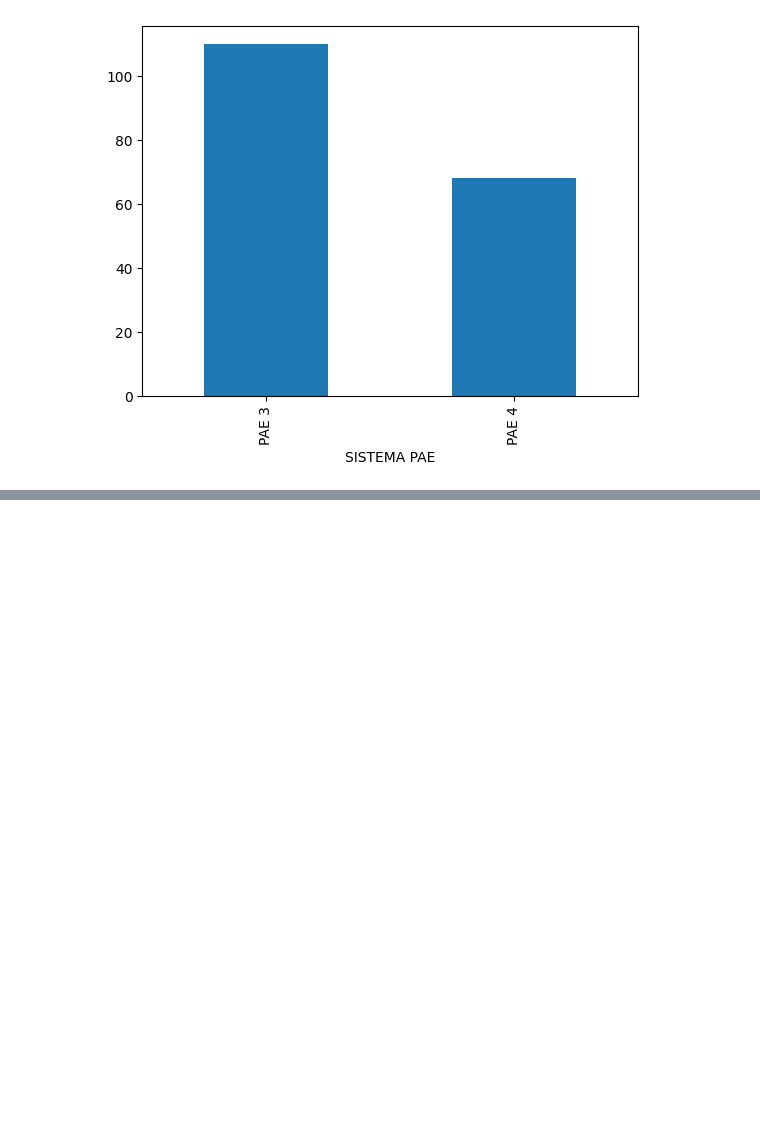
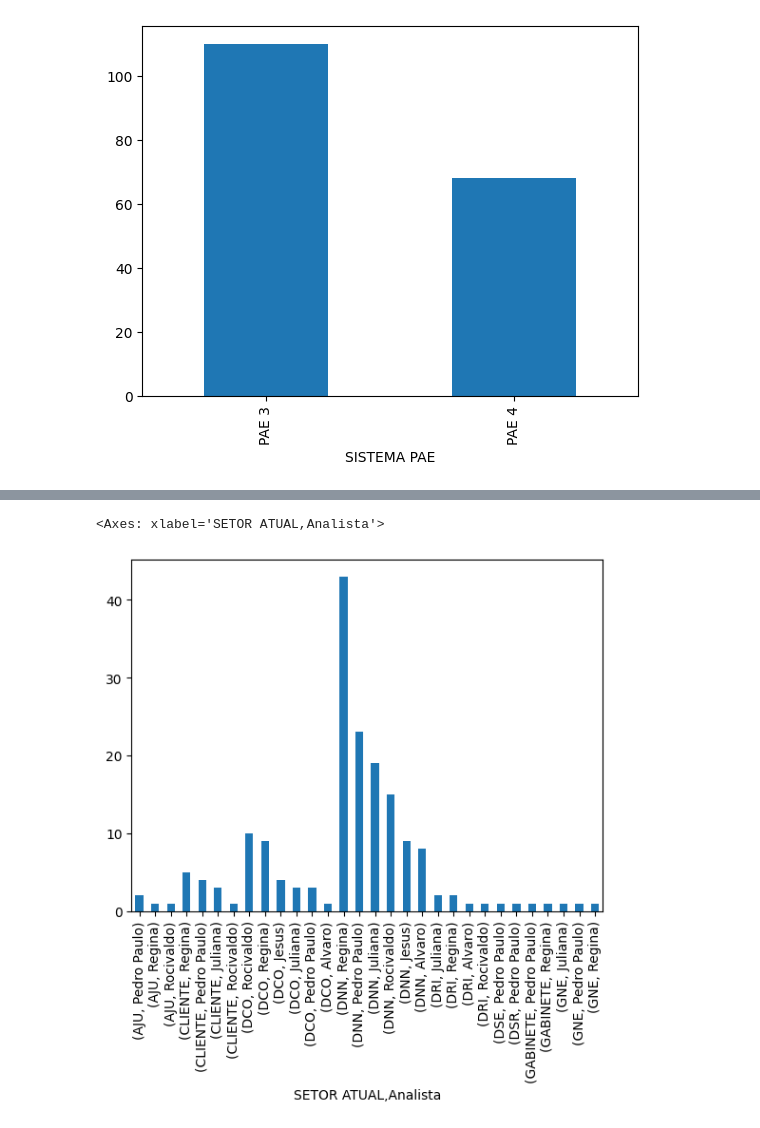
Before and after one commit to Jfdeev/Dashborad-Prodepa, a Jupyter notebook: assets/prodepa.contratos.pae.ipynb, the cells around one changed output, grey strips where cells are left out. Saved outputs shown, nothing was run; the diff lists cells and outputs as text; code cells hidden in the pictures; blank space fills up the shorter version.

```diff
--- a/assets/prodepa.contratos.pae.ipynb
+++ b/assets/prodepa.contratos.pae.ipynb
@@ -89,0 +115,5 @@ Name: count, dtype: int64
+# %%
+df.groupby('SETOR ATUAL')['Analista'].value_counts().plot(kind='bar')
+# %% [output]
+<Axes: xlabel='SETOR ATUAL,Analista'>
+[figure, added]
```
Also changed, not shown: parts of 11 cells of this notebook, 4 other files.
